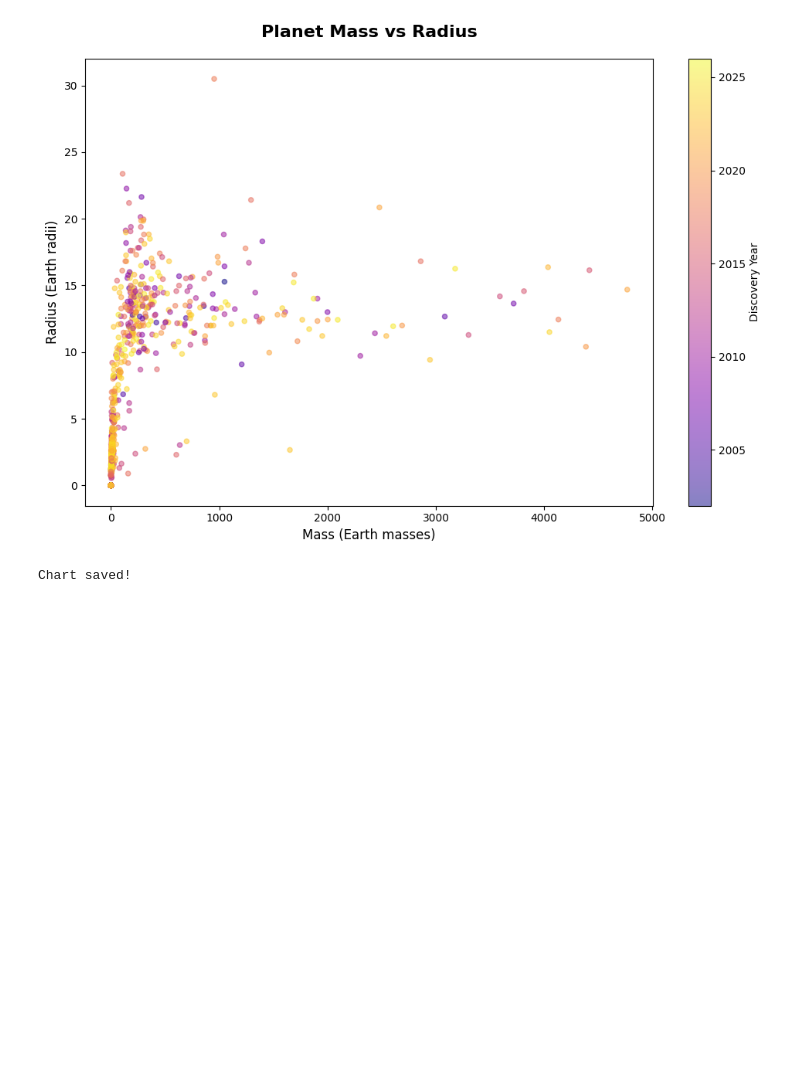
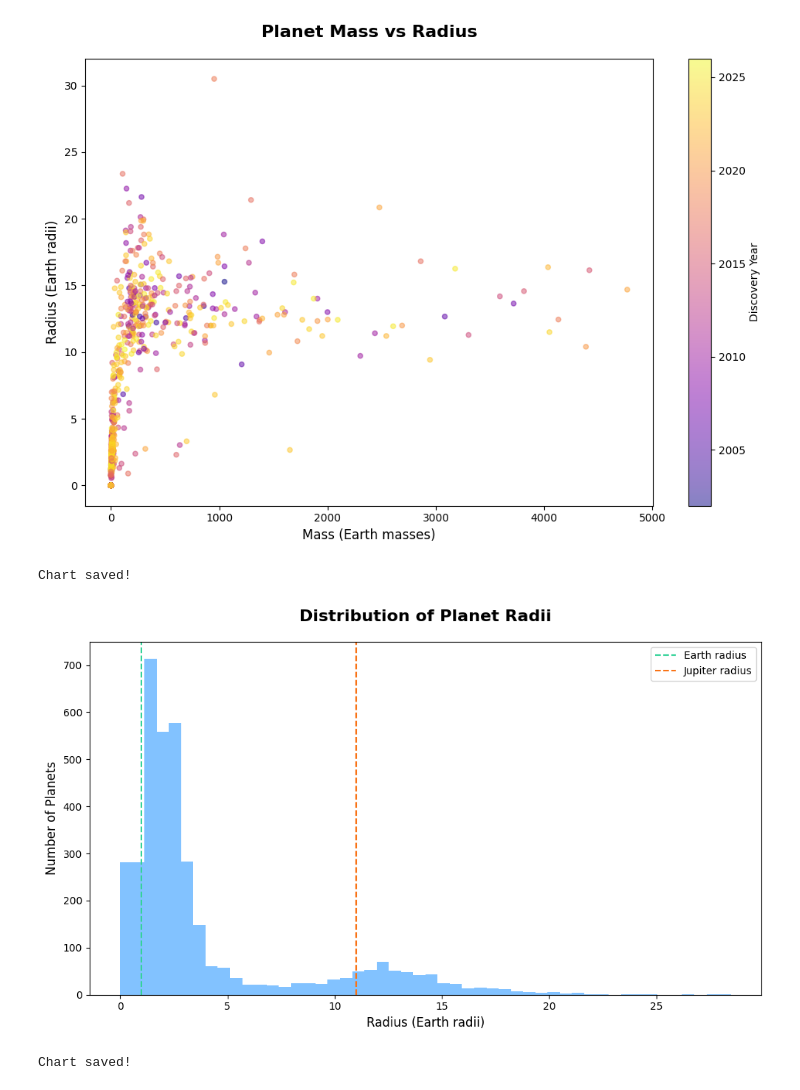
Before and after one commit to ver0niqueg/Beyond-Earth-, a Jupyter notebook: notebooks/02_visualizations.ipynb, the cells around one changed output. Saved outputs shown, nothing was run; the diff lists cells and outputs as text; code cells hidden in the pictures; blank space fills up the shorter version.

Commit message:
visualizations complete

```diff
--- a/notebooks/02_visualizations.ipynb
+++ b/notebooks/02_visualizations.ipynb
@@ -98,3 +98,24 @@ print("Chart saved!")
 # %% [output]
 [figure]
 Chart saved!
+# %%
+# Distribution of planet radii (HISTOGRAM)
+df_rad = df[df['pl_rade'] < 30].dropna(subset=['pl_rade'])
+
+plt.figure(figsize=(10, 6))
+plt.hist(df_rad['pl_rade'], bins=50, color='#63b3ff', edgecolor='none', alpha=0.8)
+
+plt.title('Distribution of Planet Radii', fontsize=16,fontweight='bold', pad=20)
+plt.xlabel('Radius (Earth radii)', fontsize=12)
+plt.ylabel('Number of Planets', fontsize=12)
+plt.axvline(x=1, color="#34d399", linestyle='--', label='Earth radius')
+plt.axvline(x=11, color='#f97316', linestyle='--', label='Jupiter radius')
+plt.legend()
+plt.tight_layout()
+plt.savefig('../dashboard/radius_distribution.png', dpi=150, bbox_inches='tight')
+plt.show()
+
+print("Chart saved!")
+# %% [output]
+[figure, added]
+Chart saved!
```
Also changed, not shown: parts of 1 cell of this notebook, 2 other files.
